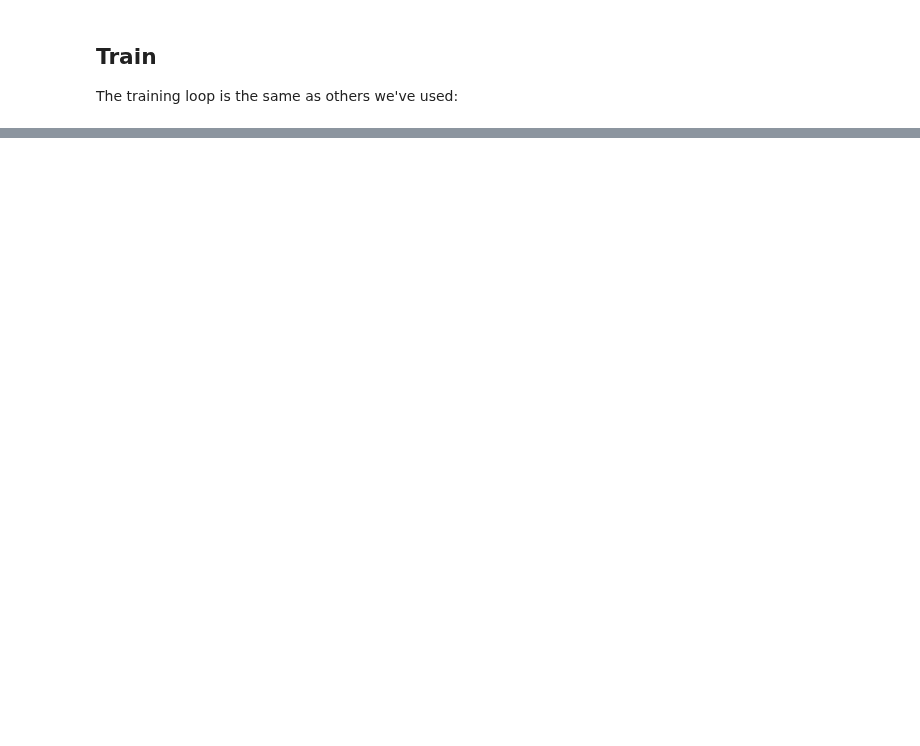
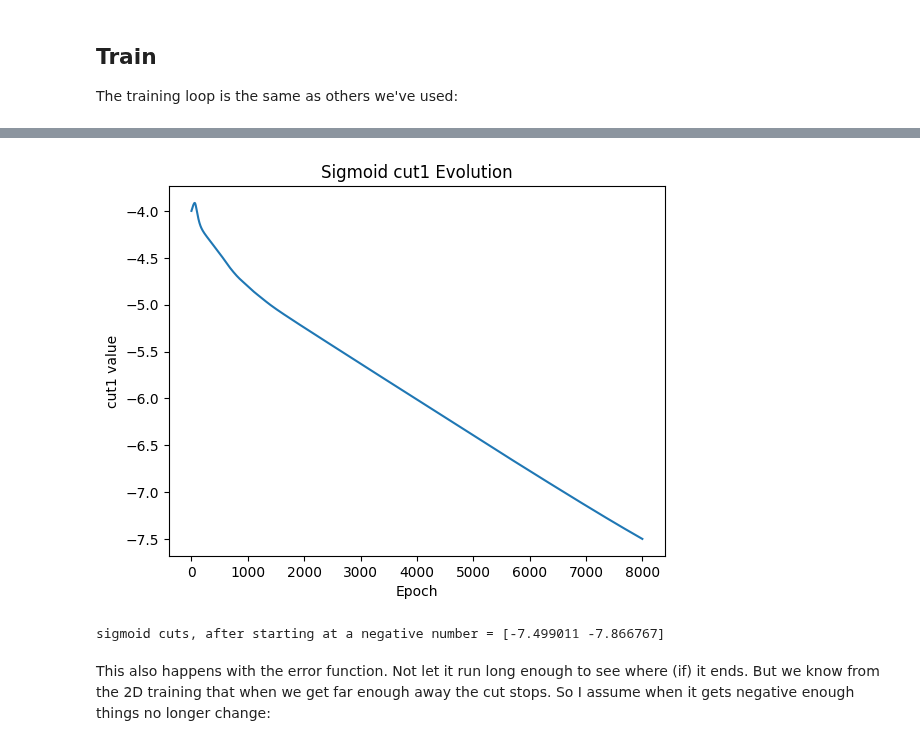
Before and after one commit to gordonwatts/diff-prog-intro, a Jupyter notebook: book/cut_then_nn.ipynb, the cells around one changed output, grey strips where cells are left out. Drawn from its saved outputs; the diff is of its cells as text; code cells hidden in the pictures; blank space fills up the shorter version.

```diff
--- a/book/cut_then_nn.ipynb
+++ b/book/cut_then_nn.ipynb
@@ -398,0 +220,11 @@ The trend observed was generally this - each time I increased the number of trai
+# %%
+model_sigmoid_negative = hk.transform(CutsAndMLP(cut_sigmoid, initial_cuts=(-4.0, -4.0)))
+p_log = []
+def add_param(epoch, params):
+    p_log.append(params["SelectionCut"]["cuts"])
+params_sigmoid_negative = train(model=model_sigmoid_negative,
+    key = key,
+    epochs = 8000,
+    training_data=training_data,
+    training_truth=training_truth,
+    epoch_callback=add_param)
@@ -398,0 +243,15 @@ The trend observed was generally this - each time I increased the number of trai
+# %%
+cut1_evolution = [float(i[0]) for i in p_log]
+plt.plot(range(0, len(cut1_evolution)), cut1_evolution)
+plt.xlabel('Epoch')
+plt.ylabel('cut1 value')
+plt.title('Sigmoid cut1 Evolution')
+plt.show()
+# %% [output]
+[figure, added]
+# %%
+print(f'sigmoid cuts, after starting at a negative number = {params_sigmoid_negative["SelectionCut"]["cuts"]}')
+# %% [output]
+sigmoid cuts, after starting at a negative number = [-7.499011 -7.866767]
+# %% [markdown]
+This also happens with the error function. Not let it run long enough to see where (if) it ends. But we know from the 2D training that when we get far enough away the cut stops. So I assume when it gets negative enough things no longer change:
```
Also changed, not shown: parts of 73 cells of this notebook.
